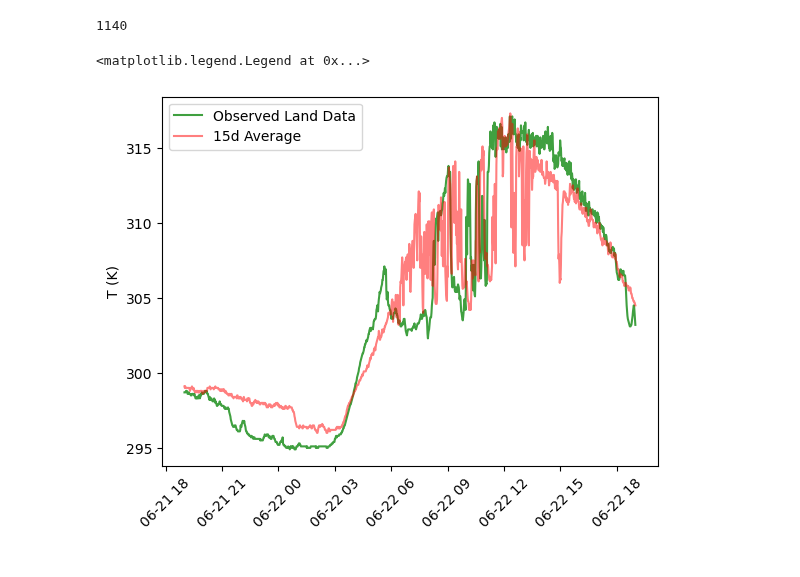
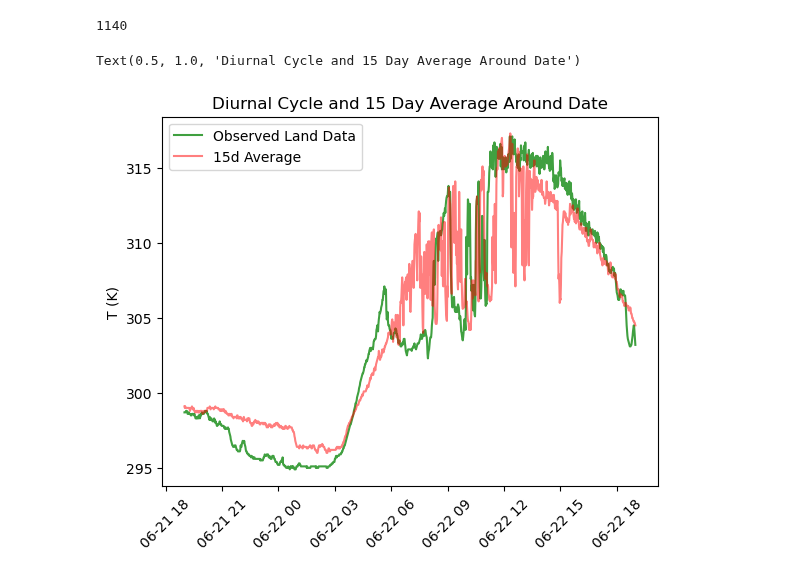
Before and after one commit to torrilab/DCI-Project, a Jupyter notebook: Code/Figures/campaign_data/reanalysis_diurnal_cycle.ipynb, the cells around one changed output. Cells and saved outputs as stored; diff of their text form; code cells hidden in the pictures.

```diff
--- a/Code/Figures/campaign_data/reanalysis_diurnal_cycle.ipynb
+++ b/Code/Figures/campaign_data/reanalysis_diurnal_cycle.ipynb
@@ -125,34 +151,36 @@ for ind in np.arange(len(search_dates)):
     # search_date = "2022-06-22"
     search_date=search_dates[ind]
     search_date = datetime.strptime(search_date, "%Y%m%d").strftime("%Y-%m-%d")
 
     # Find matching timestamps
     matches = np.char.startswith(timestamps.astype(str), search_date)
     where=np.where(matches==True)
 
     true_data=ds['sfc_ir_temp'][where].values
 
     # start_time = pd.Timestamp(timestamps[0].values)  # First timestamp
     # end_time = pd.Timestamp(timestamps[-1].values)   # Last timestamp
 
     # # Generate new time array with interpolated values (e.g., every 10 minutes)
     # new_time_values = pd.date_range(start=start_time, end=end_time, periods=len(true_data))
     # print(new_time_values);print('\n')
 
     if len(true_data) == 1140: #excluding 06/08/22
         count+=1
         avgArray+=true_data
 avgArray/=count
 
 # Plot with the new interpolated time axis
 plt.plot(new_time_values, true_data, alpha=0.5, color='red', label='15d Average')
 plt.ylabel('T (K)')
 plt.xticks(rotation=45);
 ###########################################################################################
 plt.legend()
+
+plt.title('Diurnal Cycle and 15 Day Average Around Date')
 # %% [output]
 1140
-<matplotlib.legend.Legend at 0x...>
+Text(0.5, 1.0, 'Diurnal Cycle and 15 Day Average Around Date')
-[figure, old version]
+[figure, new version]
 # %%
 #Description: ERA5 hourly data on single levels from 1940 to present
```
Also changed, not shown: parts of 5 cells of this notebook, 8 other files.
